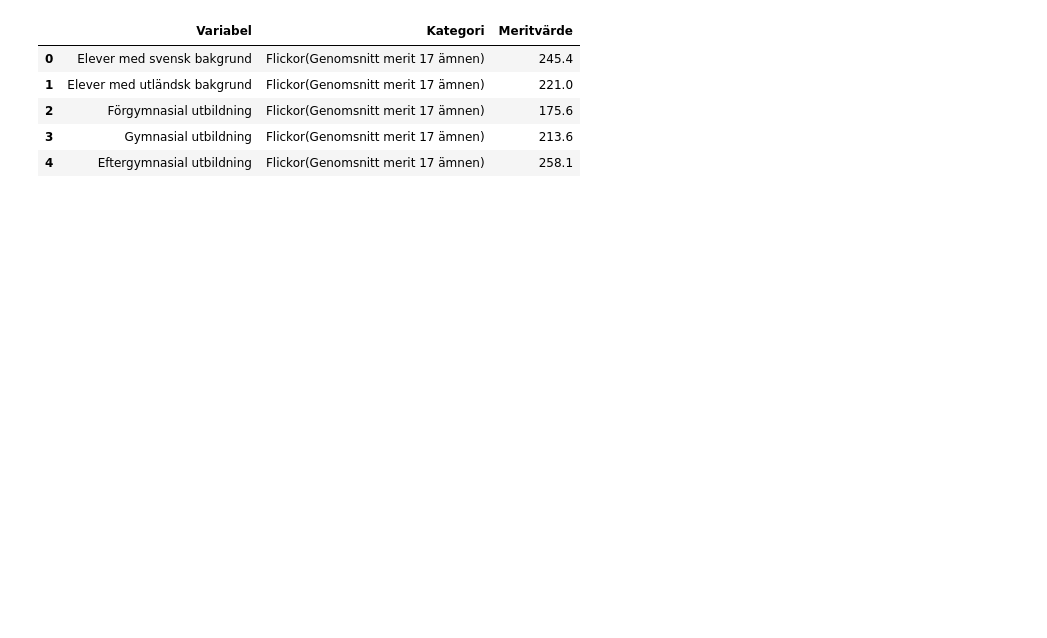
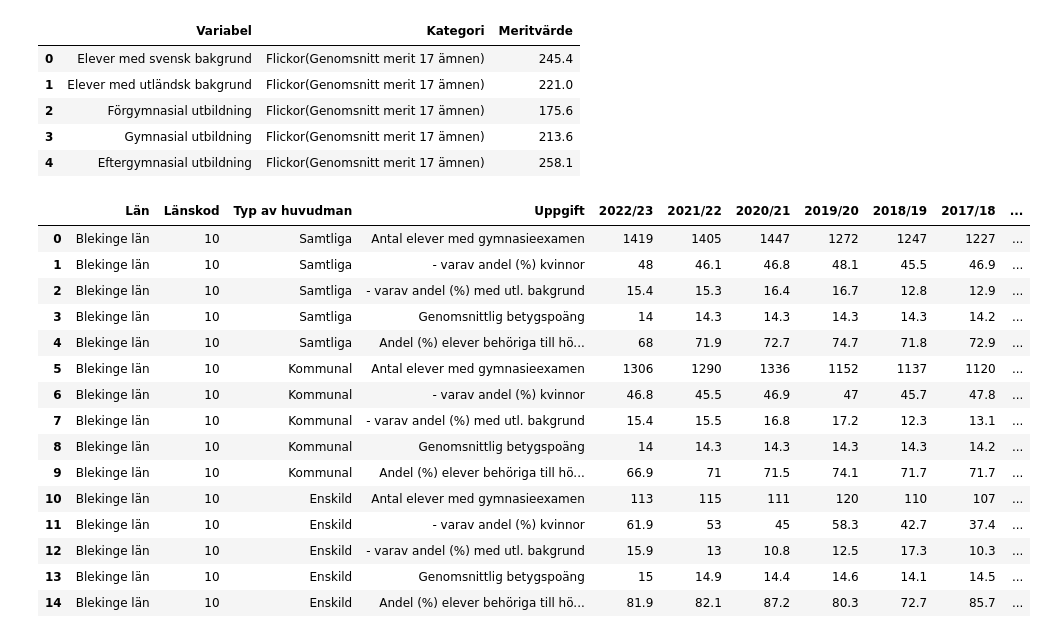
Before and after one commit to MiltonOberg/Python-Milton--sterberg-OPA23, a Jupyter notebook: Laboration2/Labb2.ipynb, the cells around one changed output. Drawn from its saved outputs; the diff is of its cells as text; code cells hidden in the pictures; blank space fills up the shorter version.

```diff
--- a/Laboration2/Labb2.ipynb
+++ b/Laboration2/Labb2.ipynb
@@ -383,3 +383,23 @@ df_own_variables_melted.head()
 | 2 | Förgymnasial utbildning | Flickor(Genomsnitt merit 17 ämnen) | 175.6 |
 | 3 | Gymnasial utbildning | Flickor(Genomsnitt merit 17 ämnen) | 213.6 |
 | 4 | Eftergymnasial utbildning | Flickor(Genomsnitt merit 17 ämnen) | 258.1 |
+# %%
+df_gymnasie= pd.read_excel("../Data/Data_processing/Gymnasieskola-Jämförelse_av_betygsresultat_över_tid_2023_Län.xlsx", skiprows= 7)
+df_gymnasie.head(15)
+# %% [output]
+|  | Län | Länskod | Typ av huvudman | Uppgift | 2022/23 | 2021/22 | 2020/21 | 2019/20 | 2018/19 | 2017/18 | ... |
+| 0 | Blekinge län | 10 | Samtliga | Antal elever med gymnasieexamen | 1419 | 1405 | 1447 | 1272 | 1247 | 1227 | ... |
+| 1 | Blekinge län | 10 | Samtliga | - varav andel (%) kvinnor | 48 | 46.1 | 46.8 | 48.1 | 45.5 | 46.9 | ... |
+| 2 | Blekinge län | 10 | Samtliga | - varav andel (%) med utl. bakgrund | 15.4 | 15.3 | 16.4 | 16.7 | 12.8 | 12.9 | ... |
+| 3 | Blekinge län | 10 | Samtliga | Genomsnittlig betygspoäng | 14 | 14.3 | 14.3 | 14.3 | 14.3 | 14.2 | ... |
+| 4 | Blekinge län | 10 | Samtliga | Andel (%) elever behöriga till hö... | 68 | 71.9 | 72.7 | 74.7 | 71.8 | 72.9 | ... |
+| 5 | Blekinge län | 10 | Kommunal | Antal elever med gymnasieexamen | 1306 | 1290 | 1336 | 1152 | 1137 | 1120 | ... |
+| 6 | Blekinge län | 10 | Kommunal | - varav andel (%) kvinnor | 46.8 | 45.5 | 46.9 | 47 | 45.7 | 47.8 | ... |
+| 7 | Blekinge län | 10 | Kommunal | - varav andel (%) med utl. bakgrund | 15.4 | 15.5 | 16.8 | 17.2 | 12.3 | 13.1 | ... |
+| 8 | Blekinge län | 10 | Kommunal | Genomsnittlig betygspoäng | 14 | 14.3 | 14.3 | 14.3 | 14.3 | 14.2 | ... |
+| 9 | Blekinge län | 10 | Kommunal | Andel (%) elever behöriga till hö... | 66.9 | 71 | 71.5 | 74.1 | 71.7 | 71.7 | ... |
+| 10 | Blekinge län | 10 | Enskild | Antal elever med gymnasieexamen | 113 | 115 | 111 | 120 | 110 | 107 | ... |
+| 11 | Blekinge län | 10 | Enskild | - varav andel (%) kvinnor | 61.9 | 53 | 45 | 58.3 | 42.7 | 37.4 | ... |
+| 12 | Blekinge län | 10 | Enskild | - varav andel (%) med utl. bakgrund | 15.9 | 13 | 10.8 | 12.5 | 17.3 | 10.3 | ... |
+| 13 | Blekinge län | 10 | Enskild | Genomsnittlig betygspoäng | 15 | 14.9 | 14.4 | 14.6 | 14.1 | 14.5 | ... |
+| 14 | Blekinge län | 10 | Enskild | Andel (%) elever behöriga till hö... | 81.9 | 82.1 | 87.2 | 80.3 | 72.7 | 85.7 | ... |
```
Also changed, not shown: parts of 5 cells of this notebook, 5 other files.
